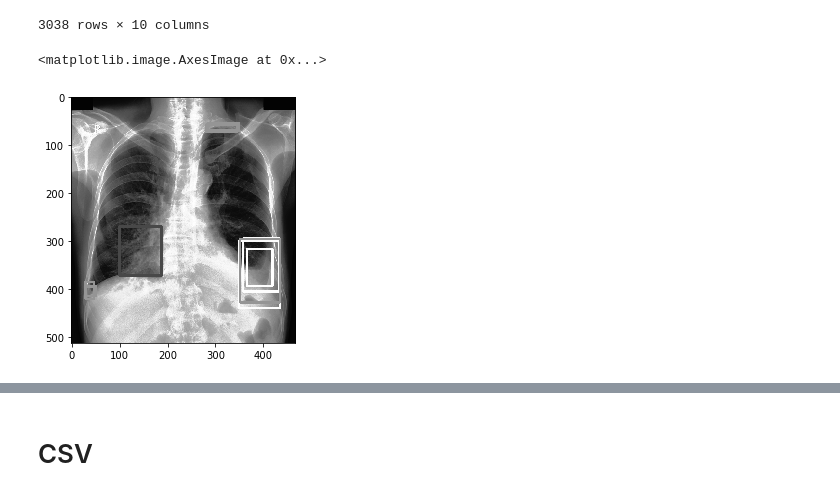
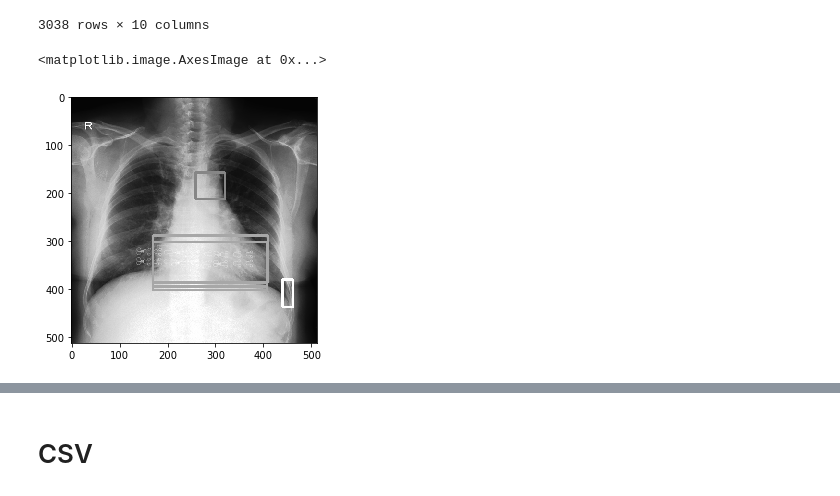
Before and after one commit to ShinAnase/VinBigData, a Jupyter notebook: EDA.ipynb, the cells around one changed output, grey strips where cells are left out. Cells and saved outputs as stored; diff of their text form; code cells hidden in the pictures.

```diff
--- a/EDA.ipynb
+++ b/EDA.ipynb
@@ -26,7 +26,7 @@ import random
 from random import randint
 # %%
 # config
-INPUT = "/home/tidal/ML_Data/VinBigData/archive"
+INPUT = "/home/tidal/ML_Data/VinBigData/archive_512_512"
 OUTPUT = "/home/tidal/ML_Data/VinBigData/output"
 # %% [markdown]
 ## Loading
@@ -216,7 +232,7 @@ finding_df[finding_df.dim0 < finding_df.dim1]
 | 35892 | f8f1d67dcbeb7badd781e2a0f30e020e | Cardiomegaly | 3 | R10 | 734.0 | 905.0 | 1582.0 | 1282.0 | 2082 | 2126 |
 3038 rows × 10 columns
 # %%
-num = 400 #画像の番号
+num = 0 #画像の番号
 
 finding_df = trainFeature[trainFeature.class_name != "No finding"]
 imgs = []
@@ -230,33 +246,40 @@ scale = 5
 
 #imageのid(画像名)取得
 img_id = img_ids[num]
 #画像パス生成
 imgPath = f"{INPUT}/train/{img_id}.png"
 #画像（np.array）生成
 img = io.imread(imgPath)
 
 #Dicom形式時点でのボックスの位置
 boxesDicom  = finding_df.loc[finding_df['image_id'] == img_id, ['x_min', 'y_min', 'x_max', 'y_max']].values
 #リサイズ比
-rate_0 = img.shape[0]/finding_df.loc[finding_df['image_id'] == img_id, ['dim0']].values.tolist()[0][0]
+rate_y = img.shape[0]/finding_df.loc[finding_df['image_id'] == img_id, ['dim0']].values.tolist()[0][0]
+rate_x = img.shape[1]/finding_df.loc[finding_df['image_id'] == img_id, ['dim1']].values.tolist()[0][0]
 #リサイズ後のボックスの位置
-boxes = np.round(boxesDicom*rate_0)
+boxes = boxesDicom.copy()
+boxes[:,0] = boxes[:,0]*rate_x
+boxes[:,1] = boxes[:,1]*rate_y
+boxes[:,2] = boxes[:,2]*rate_x
+boxes[:,3] = boxes[:,3]*rate_y
+boxes = np.round(boxes)
 #label生成
 labels = finding_df.loc[finding_df['image_id'] == img_id, ['class_id']].values.squeeze()
 
 #対象の画像に四角形を付与
 for label_id, box in zip(labels, boxes):
     color = label2color[label_id]
     img = cv2.rectangle(
         img,
         (int(box[0]), int(box[1])),
         (int(box[2]), int(box[3])),
         color, thickness)
+    #691.0	1375.0	1653.0	1831.0
     #img = cv2.resize(img, (500,500))
     #imgs.append(img)
 
 #plot_imgs(imgs, cmap=None)
 io.imshow(exposure.equalize_hist(img))
 # %% [output]
 <matplotlib.image.AxesImage at 0x...>
-[figure, old version]
+[figure, new version]
```
Also changed, not shown: parts of 12 cells of this notebook, 1 other file.
